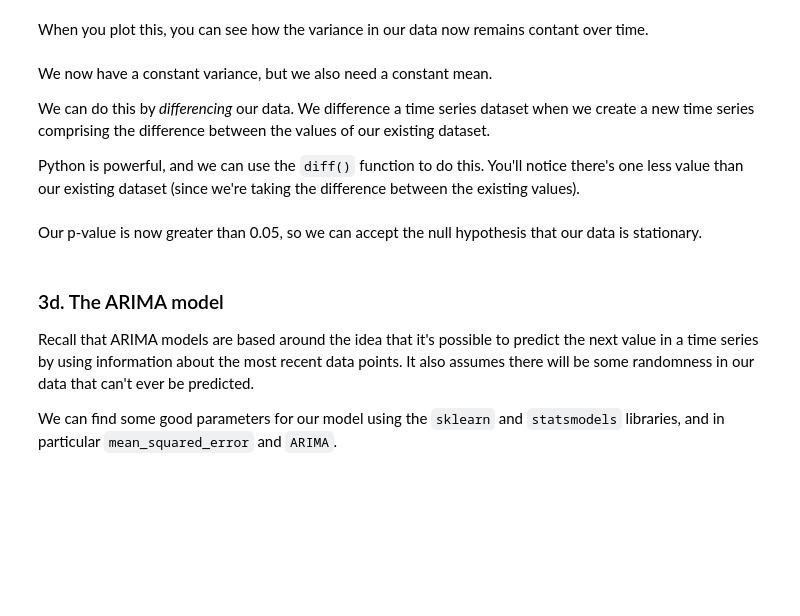
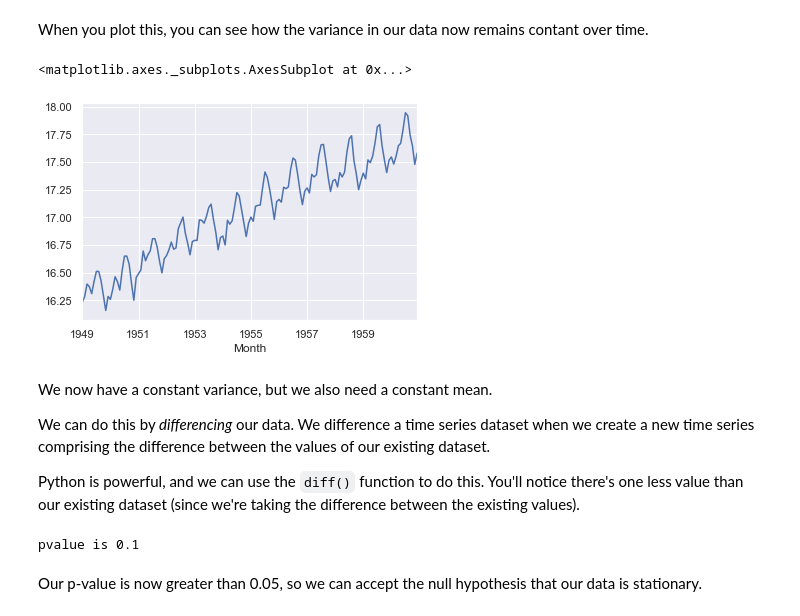
Before and after one commit to ruthcaswellsmith/Springboard-Case-Studies, a Jupyter notebook: Cowboys&CigrettesCaseStudy/Cowboy Cigarettes Case Study - Tier 3.ipynb, the cells around one changed output. Saved outputs shown, nothing was run; the diff lists cells and outputs as text; code cells hidden in the pictures; blank space fills up the shorter version.

```diff
--- a/Cowboys&CigrettesCaseStudy/Cowboy Cigarettes Case Study - Tier 3.ipynb
+++ b/Cowboys&CigrettesCaseStudy/Cowboy Cigarettes Case Study - Tier 3.ipynb
@@ -271,3 +299,5 @@ _ _ _
+# %%
+log_y = np.log(y)
 # %% [markdown]
 
 When you plot this, you can see how the variance in our data now remains contant over time.
@@ -276,3 +304,8 @@ _ _ _
+# %%
+log_y.plot()
+# %% [output]
+<matplotlib.axes._subplots.AxesSubplot at 0x...>
+[figure, added]
 # %% [markdown]
 We now have a constant variance, but we also need a constant mean.
 
@@ -284,8 +315,9 @@ _ _ _
+# %%
+log_y_diff = log_y.diff()
+log_y_diff.dropna(inplace=True)
+res = kpss(log_y_diff, nlags='auto')
+print('pvalue is {}'.format(res[1]))
+# %% [output]
+pvalue is 0.1
 # %% [markdown]
 Our p-value is now greater than 0.05, so we can accept the null hypothesis that our data is stationary.
-# %% [markdown]
-### 3d. The ARIMA model
-
-Recall that ARIMA models are based around the idea that it's possible to predict the next value in a time series by using information about the most recent data points. It also assumes there will be some randomness in our data that can't ever be predicted.
-
-We can find some good parameters for our model using the `sklearn` and `statsmodels` libraries, and in particular `mean_squared_error` and `ARIMA`.
```
Also changed, not shown: parts of 56 cells of this notebook.
